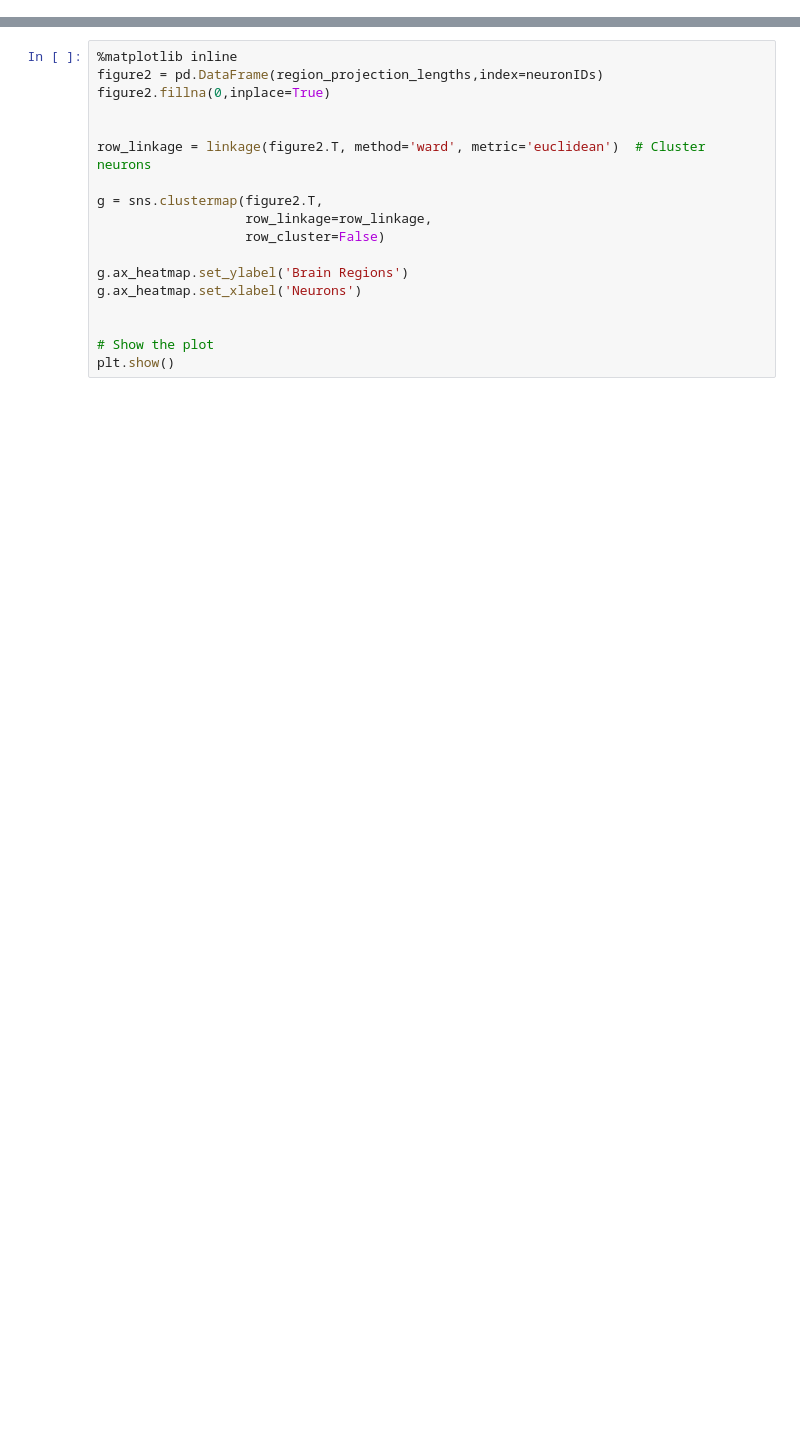
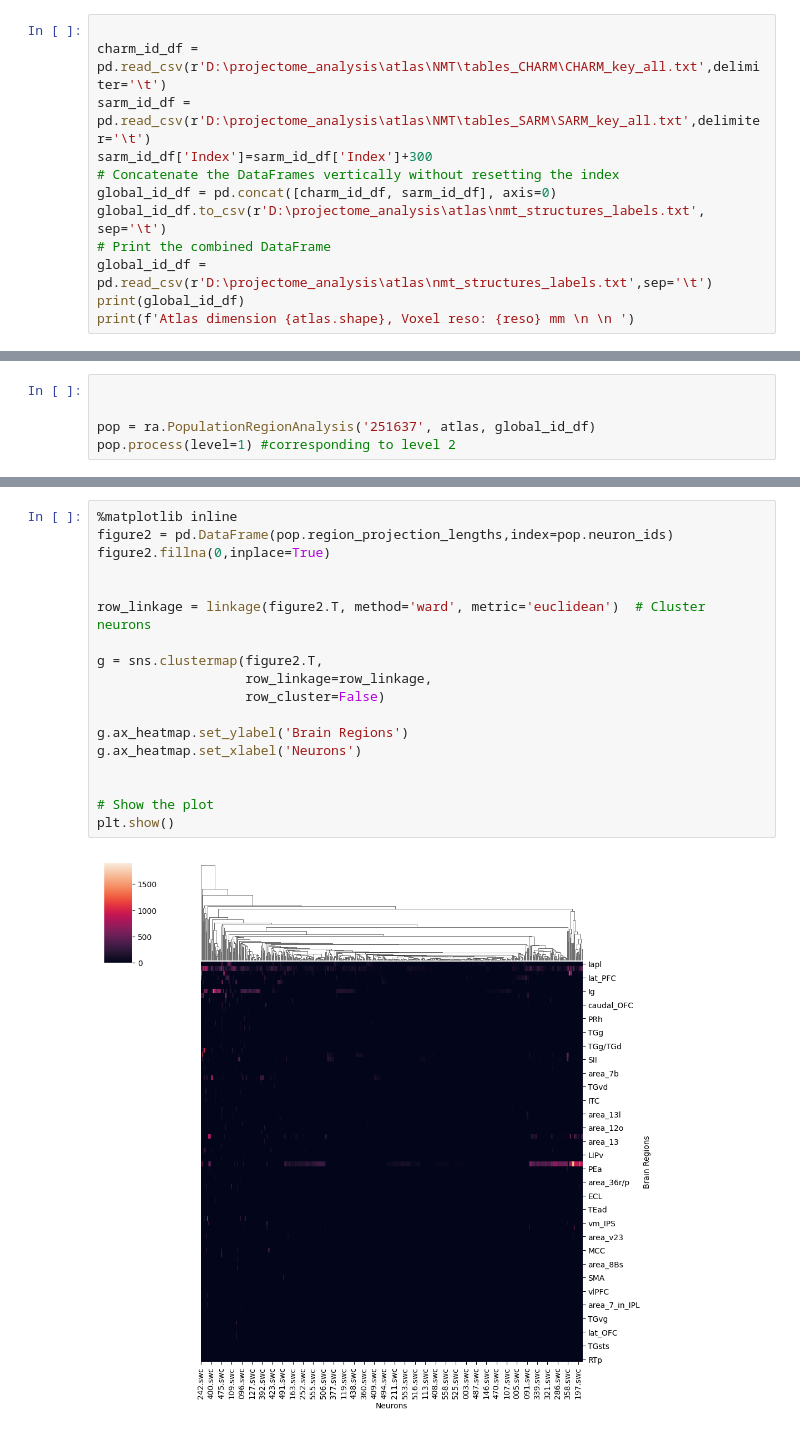
Before and after one commit to InteroAnat/projectome_analysis, a Jupyter notebook: main_scripts/monkey_936_analysis.ipynb, the cells around one changed output, grey strips where cells are left out. Saved outputs shown, nothing was run; the diff lists cells and outputs as text; blank space fills up the shorter version.

```diff
--- a/main_scripts/monkey_936_analysis.ipynb
+++ b/main_scripts/monkey_936_analysis.ipynb
@@ -237,0 +80,12 @@ plt.show()
+# %%
+
+charm_id_df = pd.read_csv(r'D:\projectome_analysis\atlas\NMT\tables_CHARM\CHARM_key_all.txt',delimiter='\t')
+sarm_id_df = pd.read_csv(r'D:\projectome_analysis\atlas\NMT\tables_SARM\SARM_key_all.txt',delimiter='\t')
+sarm_id_df['Index']=sarm_id_df['Index']+300
+# Concatenate the DataFrames vertically without resetting the index
+global_id_df = pd.concat([charm_id_df, sarm_id_df], axis=0)
+global_id_df.to_csv(r'D:\projectome_analysis\atlas\nmt_structures_labels.txt', sep='\t')
+# Print the combined DataFrame
+global_id_df = pd.read_csv(r'D:\projectome_analysis\atlas\nmt_structures_labels.txt',sep='\t')
+print(global_id_df)
+print(f'Atlas dimension {atlas.shape}, Voxel reso: {reso} mm \n \n ')
@@ -237,0 +115,5 @@ plt.show()
+# %%
+
+
+pop = ra.PopulationRegionAnalysis('251637', atlas, global_id_df)
+pop.process(level=1) #corresponding to level 2
@@ -238,18 +241,20 @@ plt.show()
 # %%
 %matplotlib inline
-figure2 = pd.DataFrame(region_projection_lengths,index=neuronIDs)
+figure2 = pd.DataFrame(pop.region_projection_lengths,index=pop.neuron_ids)
 figure2.fillna(0,inplace=True)
 
 
 row_linkage = linkage(figure2.T, method='ward', metric='euclidean')  # Cluster neurons
 
 g = sns.clustermap(figure2.T,
                    row_linkage=row_linkage,
                    row_cluster=False)
 
 g.ax_heatmap.set_ylabel('Brain Regions')
 g.ax_heatmap.set_xlabel('Neurons')
 
 
 # Show the plot
 plt.show()
+# %% [output]
+[figure, added]
```
Also changed, not shown: parts of 31 cells of this notebook, 15 other files.
